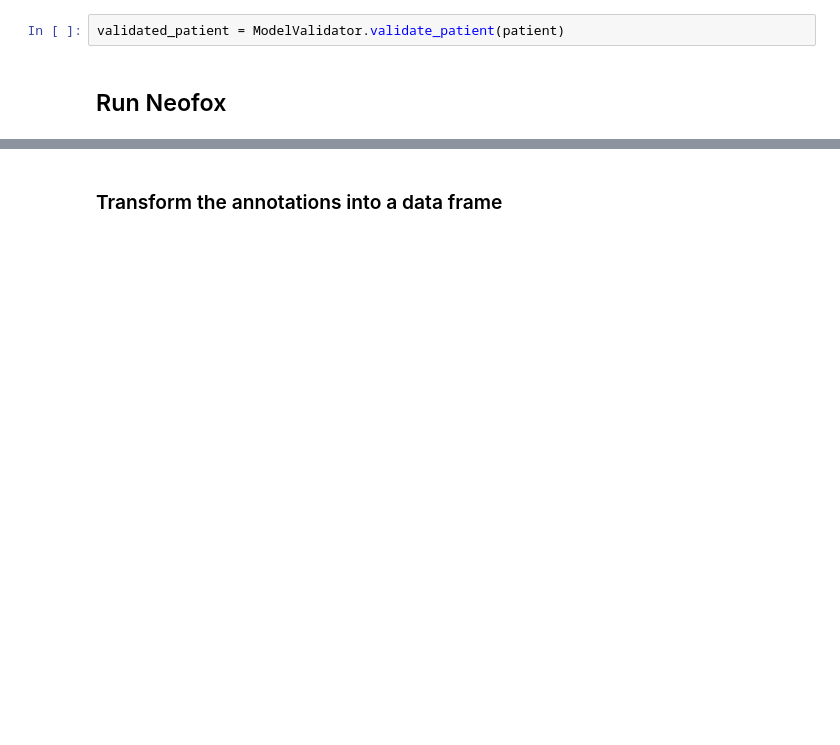
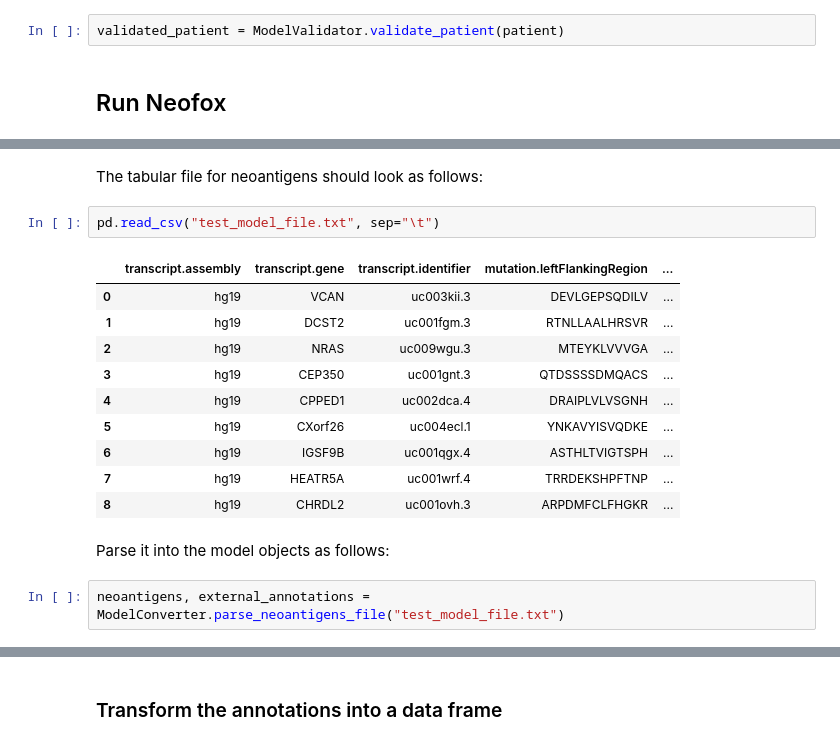
Before and after one commit to TRON-Bioinformatics/neofox, a Jupyter notebook: docs/source/notebooks/api_usage.ipynb, the cells around one changed output, grey strips where cells are left out. Saved outputs shown, nothing was run; the diff lists cells and outputs as text; blank space fills up the shorter version.

```diff
--- a/docs/source/notebooks/api_usage.ipynb
+++ b/docs/source/notebooks/api_usage.ipynb
@@ -113,0 +479,19 @@ annotations
+# %% [markdown]
+The tabular file for neoantigens should look as follows:
+# %%
+pd.read_csv("test_model_file.txt", sep="\t")
+# %% [output]
+|  | transcript.assembly | transcript.gene | transcript.identifier | mutation.leftFlankingRegion | ... |
+| 0 | hg19 | VCAN | uc003kii.3 | DEVLGEPSQDILV | ... |
+| 1 | hg19 | DCST2 | uc001fgm.3 | RTNLLAALHRSVR | ... |
+| 2 | hg19 | NRAS | uc009wgu.3 | MTEYKLVVVGA | ... |
+| 3 | hg19 | CEP350 | uc001gnt.3 | QTDSSSSDMQACS | ... |
+| 4 | hg19 | CPPED1 | uc002dca.4 | DRAIPLVLVSGNH | ... |
+| 5 | hg19 | CXorf26 | uc004ecl.1 | YNKAVYISVQDKE | ... |
+| 6 | hg19 | IGSF9B | uc001qgx.4 | ASTHLTVIGTSPH | ... |
+| 7 | hg19 | HEATR5A | uc001wrf.4 | TRRDEKSHPFTNP | ... |
+| 8 | hg19 | CHRDL2 | uc001ovh.3 | ARPDMFCLFHGKR | ... |
+# %% [markdown]
+Parse it into the model objects as follows:
+# %%
+neoantigens, external_annotations = ModelConverter.parse_neoantigens_file("test_model_file.txt")
```
Also changed, not shown: parts of 80 cells of this notebook, 5 other files.
